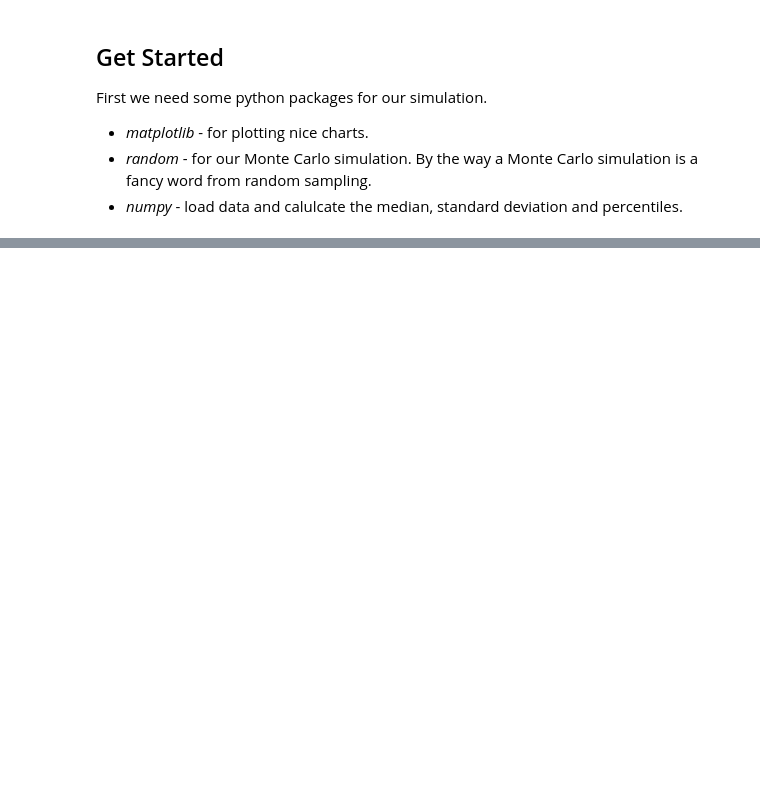
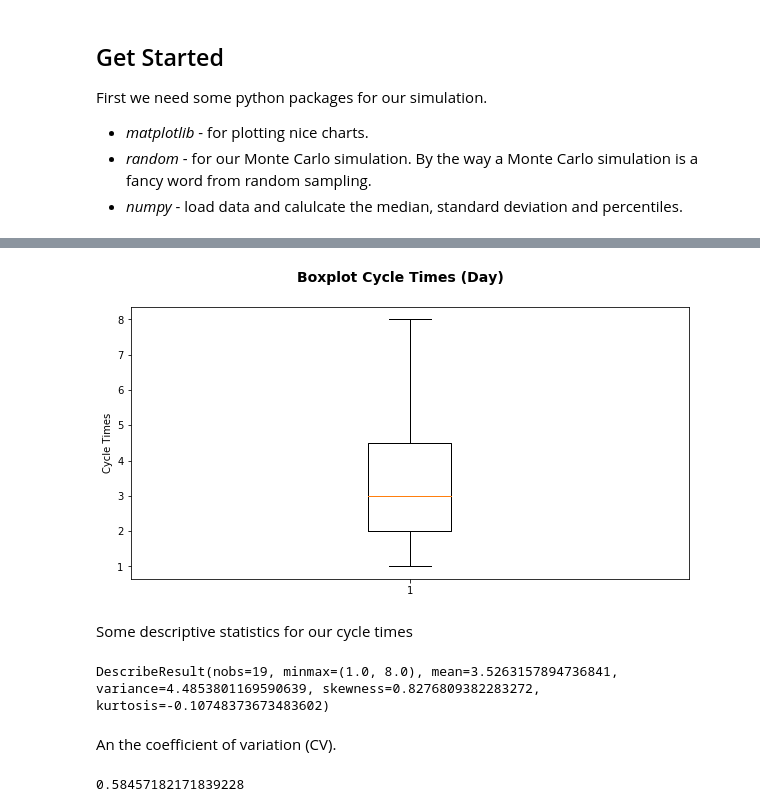
Before and after one commit to rueedlinger/monte-carlo-simulation, a Jupyter notebook: notebooks/forecasting_with_monte_carlo.ipynb, the cells around one changed output, grey strips where cells are left out. Drawn from its saved outputs; the diff is of its cells as text; code cells hidden in the pictures; blank space fills up the shorter version.

```diff
--- a/notebooks/forecasting_with_monte_carlo.ipynb
+++ b/notebooks/forecasting_with_monte_carlo.ipynb
@@ -32 +43,22 @@ cycle_times = [2, 3, 5, 8, 3, 5 , 6, 2, 8, 1, 4, 3, 1]
+# %%
+fig, ax = plt.subplots(figsize=(10, 5))
+fig.suptitle('Boxplot Cycle Times (Day)', fontsize=14, fontweight='bold')
+ax.set_ylabel('Cycle Times')
+plt.boxplot(cycle_times)
+plt.show()
+# %% [output]
+[figure, added]
+# %% [markdown]
+Some descriptive statistics for our cycle times
+# %%
+d = stats.describe(cycle_times)
+print(d)
+# %% [output]
+DescribeResult(nobs=19, minmax=(1.0, 8.0), mean=3.5263157894736841, variance=4.4853801169590639, skewness=0.8276809382283272, kurtosis=-0.10748373673483602)
+# %% [markdown]
+An the coefficient of variation (CV).
+# %%
+print(stats.variation(cycle_times))
+# %% [output]
+0.58457182171839228
 # %%
```
Also changed, not shown: parts of 18 cells of this notebook, 2 other files.
